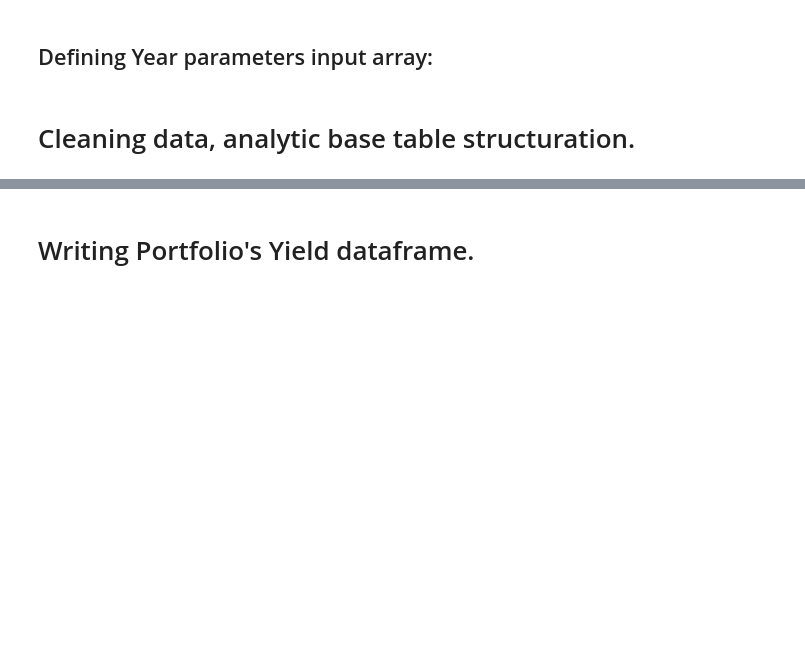
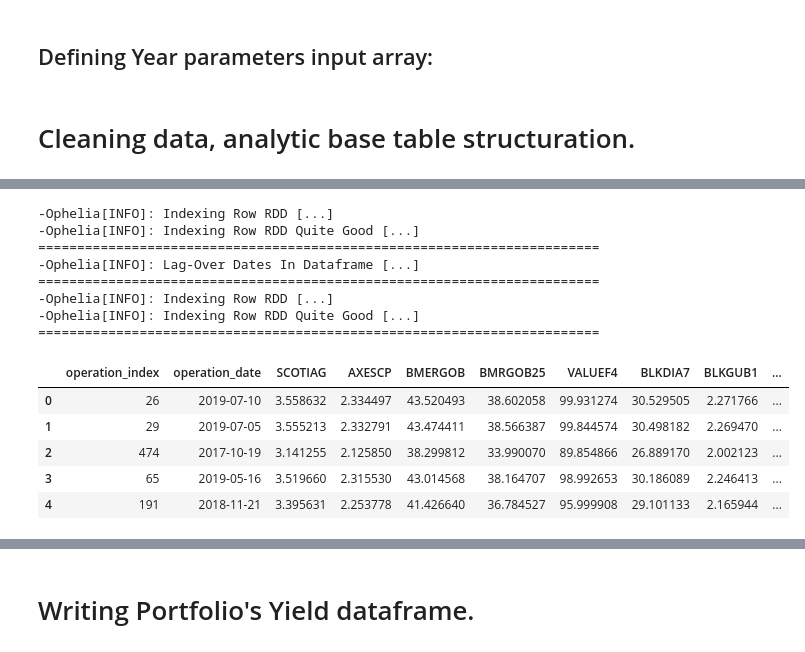
Before and after one commit to LuisFalva/ophelia, a Jupyter notebook: app_investment/00.Transform_Data.ipynb, the cells around one changed output, grey strips where cells are left out. Cells and saved outputs as stored; diff of their text form; code cells hidden in the pictures; blank space fills up the shorter version.

```diff
--- a/app_investment/00.Transform_Data.ipynb
+++ b/app_investment/00.Transform_Data.ipynb
@@ -100,2 +145,25 @@ aggregate_columns = debugging_portfolio.select(*count_by_col)
+# %%
+def join_price_lag(df, on="operation_index", how="left"):
+    portfolio_indexed = ophelia.rdd.row_indexing(df)
+    lag_portfolio_df = ophelia.dataframe.lag_min_max_data(df)
+    lag_portfolio_indexed = ophelia.rdd.row_indexing(lag_portfolio_df)
+    join_indexed = portfolio_indexed.join(lag_portfolio_indexed, on=on, how=how)
+    return join_indexed
 # %%
-aggregate_columns.limit(5).toPandas()
+join_price_lag = join_price_lag(portfolio_base_table)
+join_price_lag.limit(5).toPandas()
+# %% [output]
+-Ophelia[INFO]: Indexing Row RDD [...]
+-Ophelia[INFO]: Indexing Row RDD Quite Good [...]
+========================================================================
+-Ophelia[INFO]: Lag-Over Dates In Dataframe [...]
+========================================================================
+-Ophelia[INFO]: Indexing Row RDD [...]
+-Ophelia[INFO]: Indexing Row RDD Quite Good [...]
+========================================================================
+|  | operation_index | operation_date | SCOTIAG | AXESCP | BMERGOB | BMRGOB25 | VALUEF4 | BLKDIA7 | BLKGUB1 | ... |
+| 0 | 26 | 2019-07-10 | 3.558632 | 2.334497 | 43.520493 | 38.602058 | 99.931274 | 30.529505 | 2.271766 | ... |
+| 1 | 29 | 2019-07-05 | 3.555213 | 2.332791 | 43.474411 | 38.566387 | 99.844574 | 30.498182 | 2.269470 | ... |
+| 2 | 474 | 2017-10-19 | 3.141255 | 2.125850 | 38.299812 | 33.990070 | 89.854866 | 26.889170 | 2.002123 | ... |
+| 3 | 65 | 2019-05-16 | 3.519660 | 2.315530 | 43.014568 | 38.164707 | 98.992653 | 30.186089 | 2.246413 | ... |
+| 4 | 191 | 2018-11-21 | 3.395631 | 2.253778 | 41.426640 | 36.784527 | 95.999908 | 29.101133 | 2.165944 | ... |
```
Also changed, not shown: parts of 46 cells of this notebook, 11 other files.
